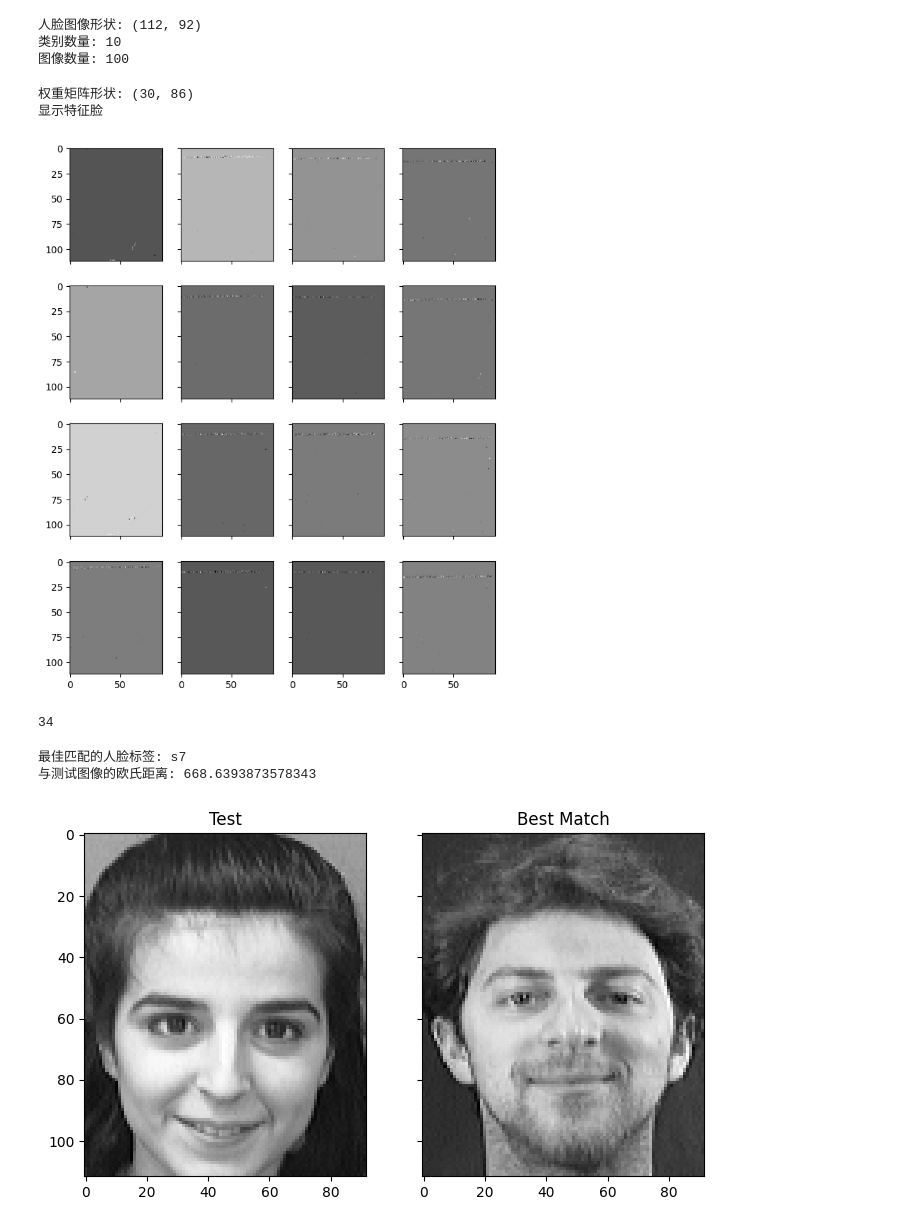
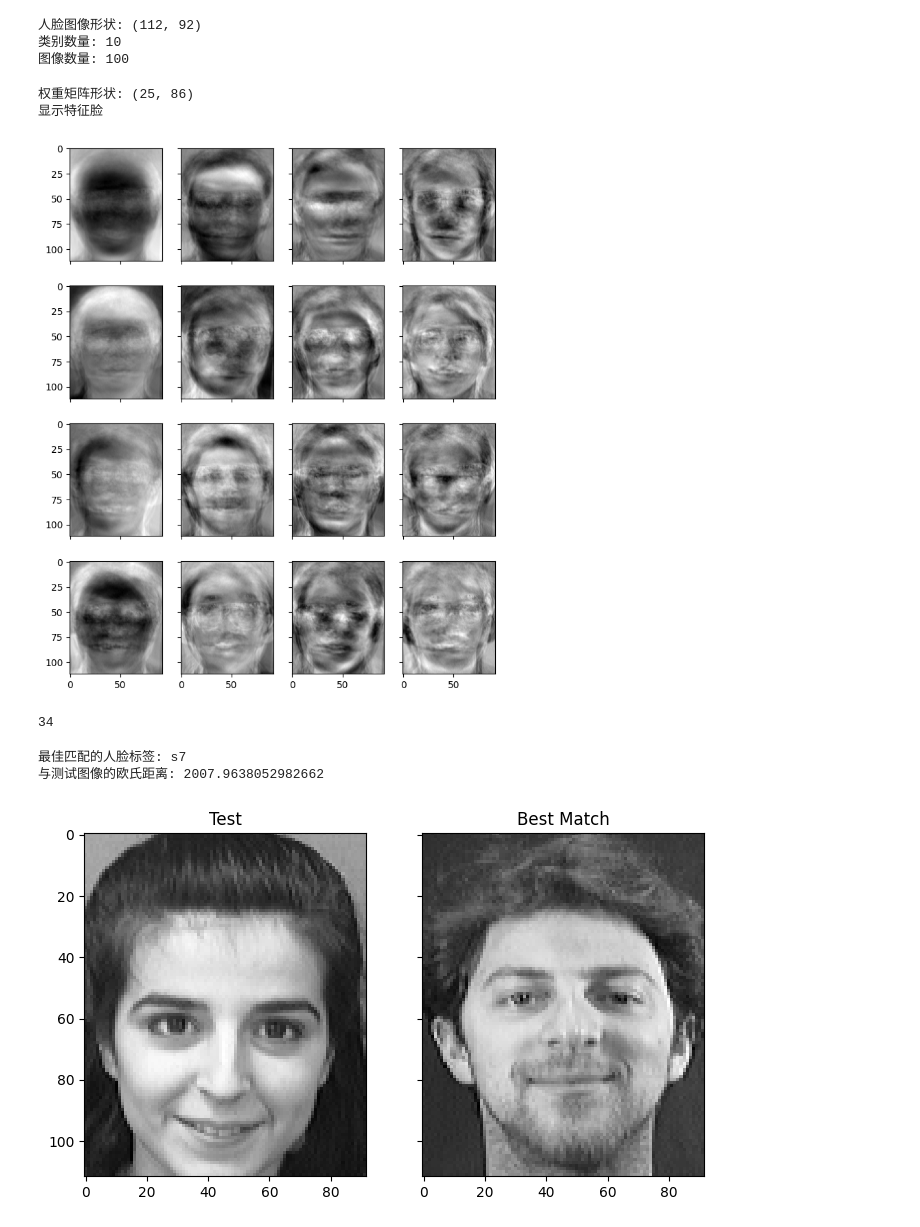
Before and after one commit to TonyHuang6666/Manifold-Learning, a Jupyter notebook: Locality preserving projection/LPP-Face recognition.ipynb, the cells around one changed output. Saved outputs shown, nothing was run; the diff lists cells and outputs as text; code cells hidden in the pictures.

```diff
--- a/Locality preserving projection/LPP-Face recognition.ipynb
+++ b/Locality preserving projection/LPP-Face recognition.ipynb
@@ -109,38 +111,42 @@ for key, val in faces.items():
         continue # 这是我们的测试集
     if key == "s7/6.pgm":
         continue # 这是我们的测试集
     if key == "s8/4.pgm":
         continue # 这是我们的测试集
     facematrix.append(val.flatten())
     facelabel.append(key.split("/")[0])
 
 # 创建一个NxM矩阵，其中N为图像数量，M为每个图像的像素数
 facematrix = np.array(facematrix)
 
 # 转置facematrix以匹配矩阵乘法的预期形状
 facematrix = facematrix.T
 
 # 应用LPP并选择前K个主成分作为特征脸
-n_components = 30
+n_components = 25
 n_neighbors = 30
-t = 400
-eigenfaces = LPP(facematrix, n_components, n_neighbors, t)
+t = 2400
+
+# eigenfaces = LPP(facematrix, n_components, n_neighbors, t)
+lpp = LocalityPreservingProjection(n_neighbors=n_neighbors, n_components=n_components)
+lpp.fit(facematrix)
+eigenfaces = lpp.transform(facematrix)
 
 # 生成权重矩阵，其中K为特征脸数量，N为样本数量
 weights = eigenfaces.T @ facematrix
 print("权重矩阵形状:", weights.shape)
 
 # 显示前16个特征脸
 fig, axes = plt.subplots(4, 4, sharex=True, sharey=True, figsize=(8, 10))
 for i in range(16):
     axes[i%4][i//4].imshow(eigenfaces[:, i].reshape(faces["s1/1.pgm"].shape), cmap="gray")
 print("显示特征脸")
 plt.show()
 34
 # %% [output]
-权重矩阵形状: (30, 86)
+权重矩阵形状: (25, 86)
 显示特征脸
-[figure, old version]
+[figure, new version]
 34
 # %%
 def test_image(image_path, eigenfaces, mean_face, facelabel, weights):
@@ -184,5 +190,5 @@ axes[1].set_title("Best Match")
 plt.show()
 # %% [output]
 最佳匹配的人脸标签: s7
-与测试图像的欧氏距离: 668.6393873578343
+与测试图像的欧氏距离: 2007.9638052982662
 [figure]
```
Also changed, not shown: parts of 1 cell of this notebook, 3 other files.
